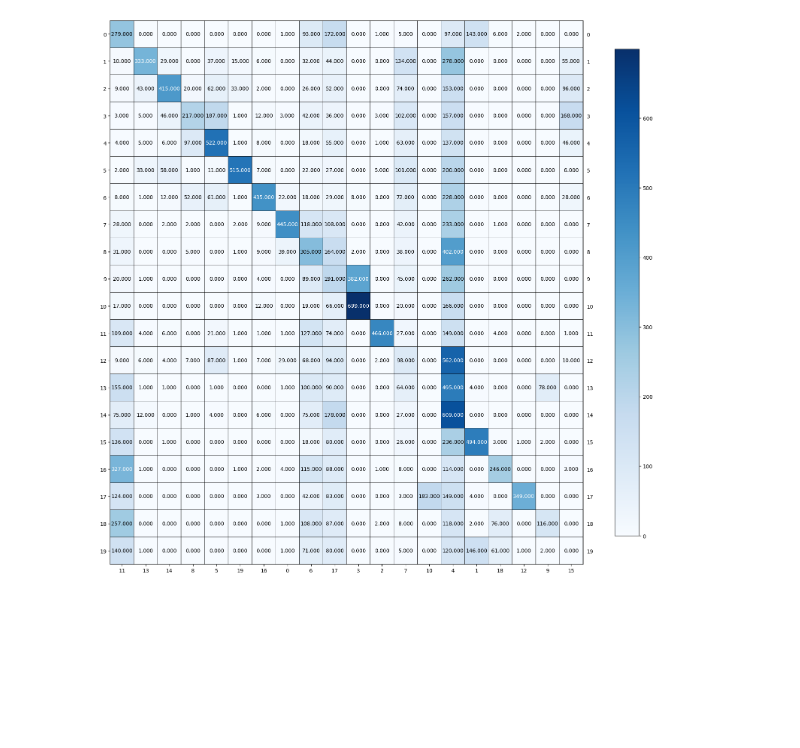
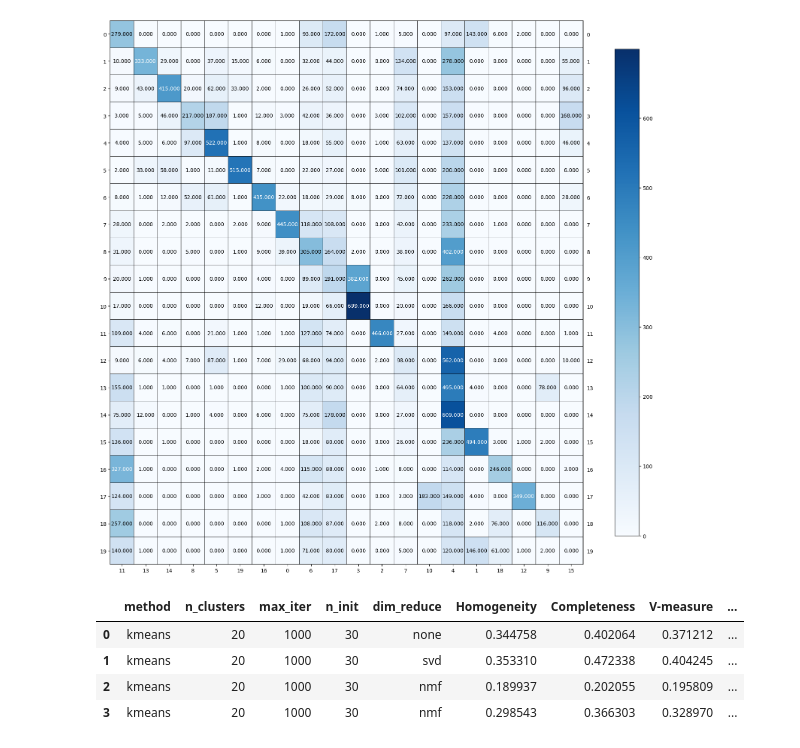
Before and after one commit to papaymaguire/ece219-project4, a Jupyter notebook: project2/notebooks/part01_02.ipynb, the cells around one changed output. Cells and saved outputs as stored; diff of their text form; code cells hidden in the pictures; blank space fills up the shorter version.

```diff
--- a/project2/notebooks/part01_02.ipynb
+++ b/project2/notebooks/part01_02.ipynb
@@ -111,3 +111,10 @@ KMeans(max_iter=1000, n_clusters=20, n_init=50, random_state=0)
 display_contingency_matrix (kmeans, labels)
 # %% [output]
 [figure]
+# %%
+import joblib
+import sys
+p12_newsgroups = joblib.load("../data/p12_newsgroups")
+labels = p12_newsgroups.target
+p12_newsgroups_tfidf = joblib.load("../data/p12_newsgroups_tfidf")
+sys.path.insert(0, "../../../ece219-project2")
@@ -113,0 +123,26 @@ display_contingency_matrix (kmeans, labels)
+# %%
+q10_exp = ClusteringExperiment()
+
+q10_exp.add_reducer("none", {})
+q10_exp.add_reducer("svd", {
+    "n_components": [200]
+})
+q10_exp.add_reducer("nmf", {
+    "n_components": [2, 20]
+})
+
+q10_exp.add_clusterer('kmeans', {
+    "n_clusters": [20],
+    "max_iter": [1000],
+    "n_init": [30]
+})
+
+q10_exp.run(p12_newsgroups_tfidf)
+q10_exp.eval(labels)
+joblib.dump(q10_exp, "../data/q10_exp")
+# %% [output]
+|  | method | n_clusters | max_iter | n_init | dim_reduce | Homogeneity | Completeness | V-measure | ... |
+| 0 | kmeans | 20 | 1000 | 30 | none | 0.344758 | 0.402064 | 0.371212 | ... |
+| 1 | kmeans | 20 | 1000 | 30 | svd | 0.353310 | 0.472338 | 0.404245 | ... |
+| 2 | kmeans | 20 | 1000 | 30 | nmf | 0.189937 | 0.202055 | 0.195809 | ... |
+| 3 | kmeans | 20 | 1000 | 30 | nmf | 0.298543 | 0.366303 | 0.328970 | ... |
```
Also changed, not shown: parts of 12 cells of this notebook, 1 other file.
